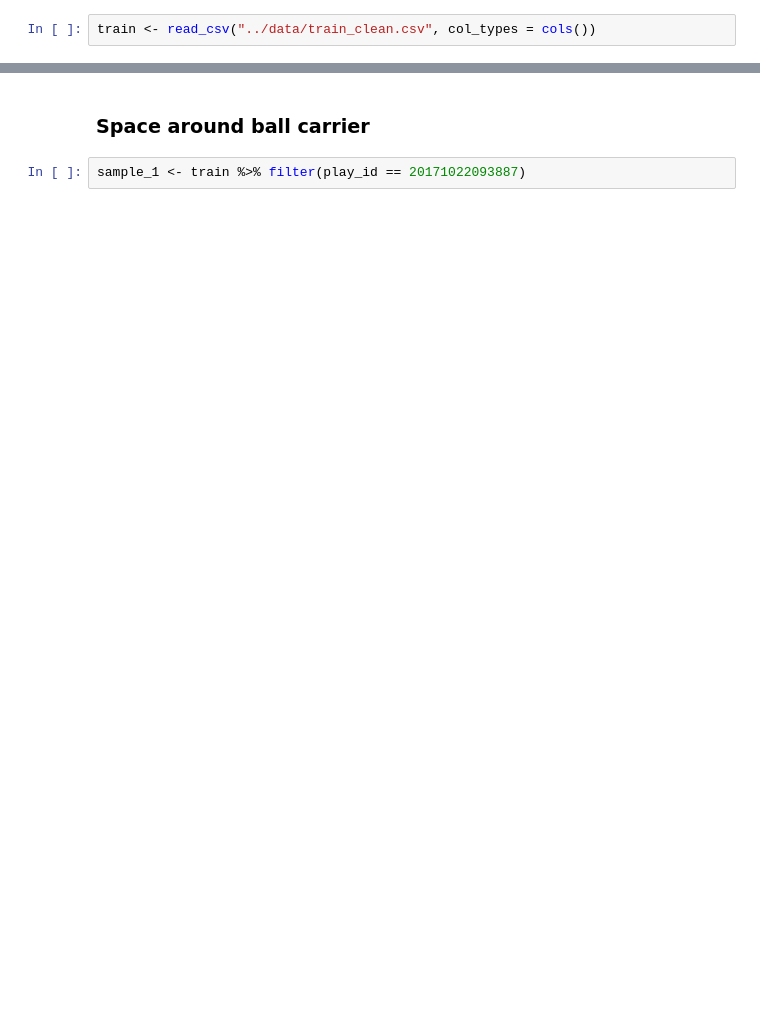
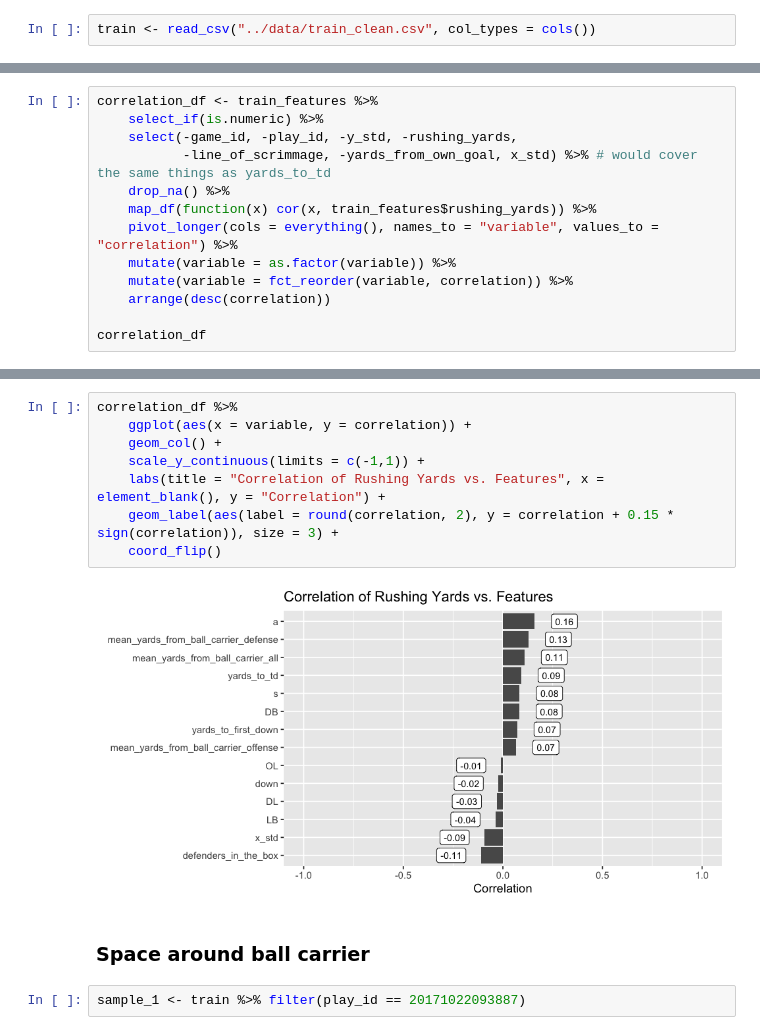
Before and after one commit to SamEdwardes/nfl-big-data-bowl, a Jupyter notebook: doc/feature-ideas.ipynb, the cells around one changed output, grey strips where cells are left out. Saved outputs shown, nothing was run; the diff lists cells and outputs as text; blank space fills up the shorter version.

```diff
--- a/doc/feature-ideas.ipynb
+++ b/doc/feature-ideas.ipynb
@@ -37,0 +48,13 @@ A tibble: 6 × 57
+# %%
+correlation_df <- train_features %>%
+    select_if(is.numeric) %>%
+    select(-game_id, -play_id, -y_std, -rushing_yards,
+           -line_of_scrimmage, -yards_from_own_goal, x_std) %>% # would cover the same things as yards_to_td
+    drop_na() %>%
+    map_df(function(x) cor(x, train_features$rushing_yards)) %>%
+    pivot_longer(cols = everything(), names_to = "variable", values_to = "correlation") %>%
+    mutate(variable = as.factor(variable)) %>%
+    mutate(variable = fct_reorder(variable, correlation)) %>%
+    arrange(desc(correlation))
+
+correlation_df
@@ -38,3 +79,13 @@ A tibble: 6 × 57
+# %%
+correlation_df %>%
+    ggplot(aes(x = variable, y = correlation)) +
+    geom_col() +
+    scale_y_continuous(limits = c(-1,1)) +
+    labs(title = "Correlation of Rushing Yards vs. Features", x = element_blank(), y = "Correlation") +
+    geom_label(aes(label = round(correlation, 2), y = correlation + 0.15 * sign(correlation)), size = 3) +
+    coord_flip()
+# %% [output]
+[figure, added]
 # %% [markdown]
 ### Space around ball carrier
 # %%
```
Also changed, not shown: parts of 21 cells of this notebook, 2 other files.
